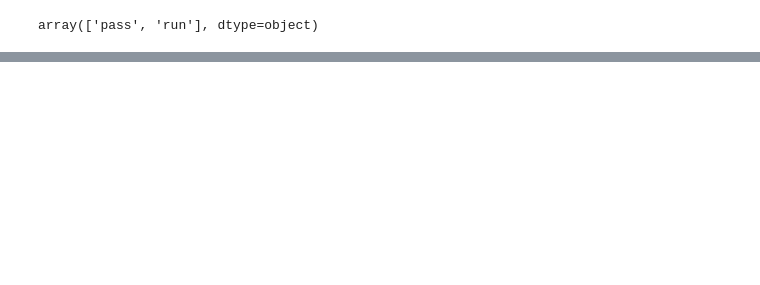
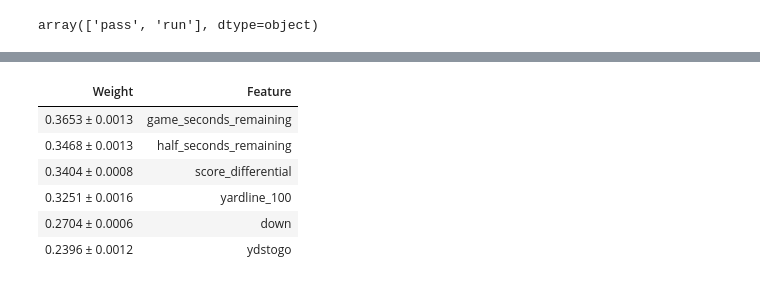
Before and after one commit to tiroger/Prediciting_NFL_Stats_ML, a Jupyter notebook: Play_Type_Random_Forest.ipynb, the cells around one changed output, grey strips where cells are left out. Cells and saved outputs as stored; diff of their text form; code cells hidden in the pictures; blank space fills up the shorter version.

Commit message:
scaled and removed features

```diff
--- a/Play_Type_Random_Forest.ipynb
+++ b/Play_Type_Random_Forest.ipynb
@@ -84,8 +77,15 @@ dtype: object
 # %%
 from sklearn.model_selection import train_test_split
 X_train, X_test, y_train, y_test = train_test_split(data, target, random_state=42)
+# %%
+from sklearn.preprocessing import StandardScaler
+
+X_scaler = StandardScaler().fit(X_train)
+
+X_train_scaled = X_scaler.transform(X_train)
+X_test_scaled = X_scaler.transform(X_test)
 # %%
 clf = tree.DecisionTreeClassifier()
-clf = clf.fit(X_train, y_train)
-clf.score(X_test, y_test)
+clf = clf.fit(X_train_scaled, y_train)
+clf.score(X_test_scaled, y_test)
 # %% [output]
@@ -128,0 +150,14 @@ sorted(zip(rf.feature_importances_, feature_names), reverse=True)
+# %%
+import eli5
+from eli5.sklearn import PermutationImportance
+
+perm = PermutationImportance(clf, random_state=1).fit(X_train_scaled,y_train)
+eli5.show_weights(perm, feature_names = data.columns.tolist())
+# %% [output]
+| Weight | Feature |
+| 0.3653 ± 0.0013 | game_seconds_remaining |
+| 0.3468 ± 0.0013 | half_seconds_remaining |
+| 0.3404 ± 0.0008 | score_differential |
+| 0.3251 ± 0.0016 | yardline_100 |
+| 0.2704 ± 0.0006 | down |
+| 0.2396 ± 0.0012 | ydstogo |
```
Also changed, not shown: parts of 15 cells of this notebook.
